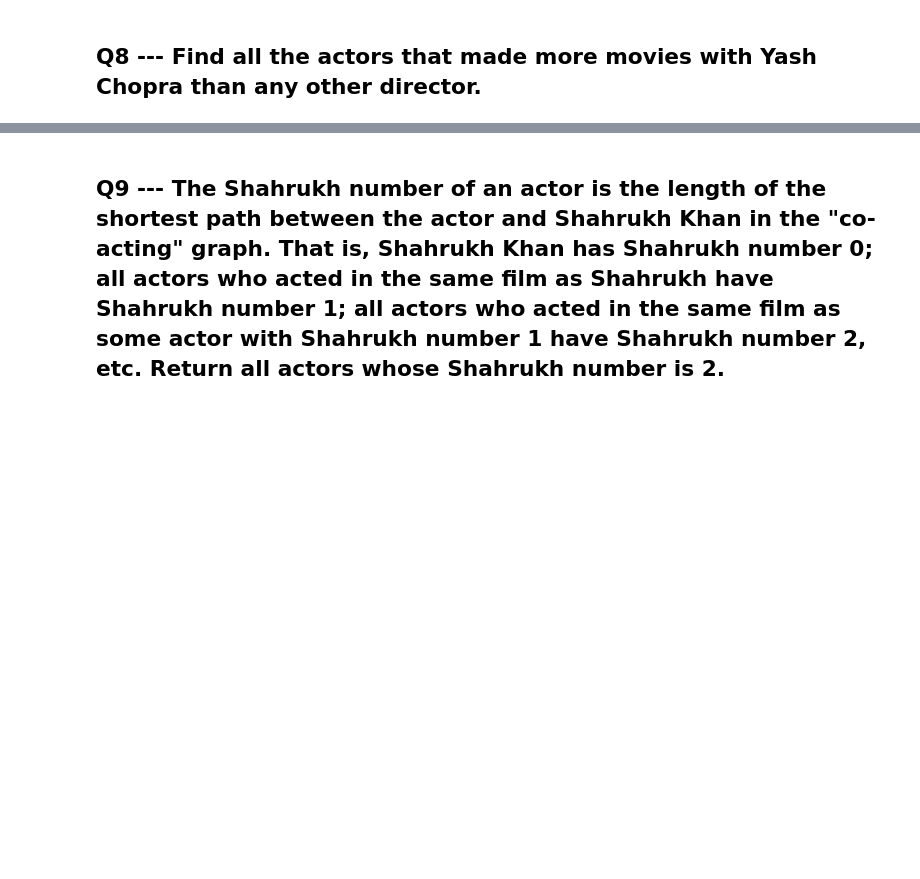
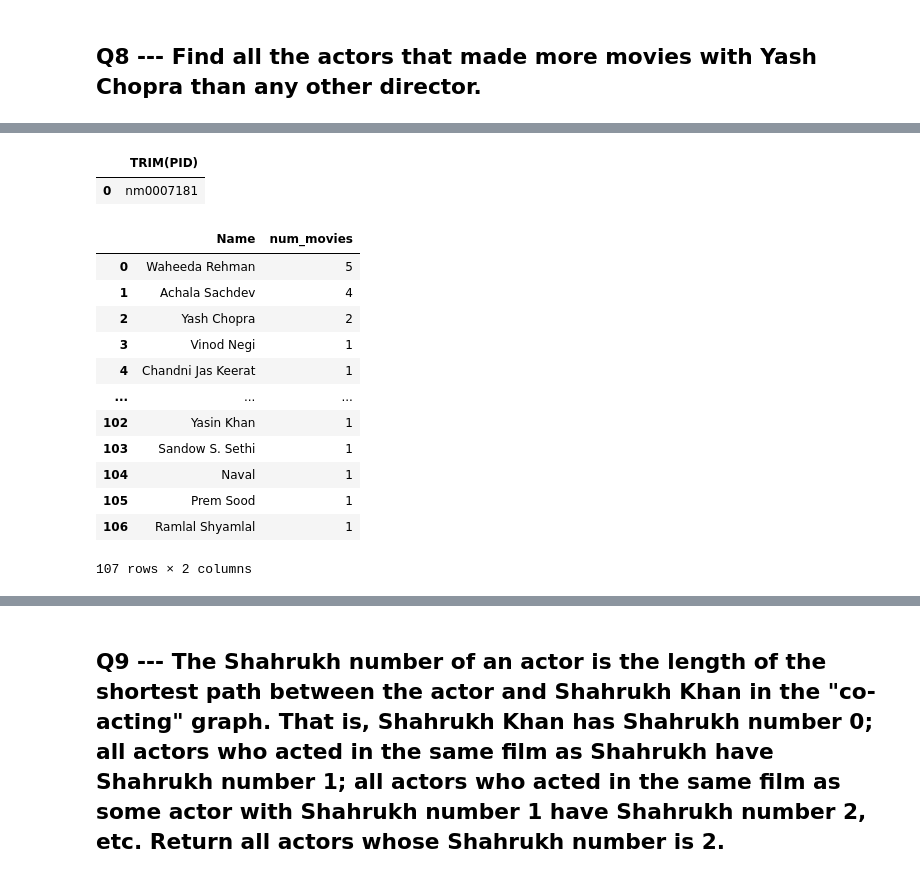
Before and after one commit to Chaitanya-Majety/Jupyter, a Jupyter notebook: Jupyter Notebooks/SQL/3_SQL/SQL sample queries.ipynb, the cells around one changed output, grey strips where cells are left out. Cells and saved outputs as stored; diff of their text form; code cells hidden in the pictures; blank space fills up the shorter version.

```diff
--- a/Jupyter Notebooks/SQL/3_SQL/SQL sample queries.ipynb
+++ b/Jupyter Notebooks/SQL/3_SQL/SQL sample queries.ipynb
@@ -663,0 +735,58 @@ Wall time: 864 ms
+# %%
+q = 'SELECT TRIM(PID) FROM Person p WHERE p.Name like "%Yash Chopra%"'
+pd.read_sql_query(q,conn)
+# %% [output]
+|  | TRIM(PID) |
+| 0 | nm0007181 |
+# %%
+q8 = """
+
+WITH
+    ACT_DIR AS
+        (SELECT TRIM(mc.PID) actor,TRIM(md.PID) director,COUNT(DISTINCT TRIM(md.MID)) movies FROM
+              M_Cast mc
+         JOIN M_Director md ON mc.MID = md.MID
+         GROUP BY TRIM(mc.PID),TRIM(md.PID)),
+
+    yash_id AS
+        (SELECT TRIM(p.PID) PID FROM Person p WHERE TRIM(p.Name)== "Yash Chopra"),
+
+    yash_mov AS
+        (SELECT ad.actor actor,yd.PID director,ad.movies num_movies_yash FROM
+              ACT_DIR ad
+        JOIN  yash_id yd ON yd.PID=ad.director),
+
+    oth_dir AS
+        (SELECT ad.actor actor,MAX(ad.movies) max_num_movies FROM
+              ACT_DIR ad
+        JOIN  yash_id yd ON yd.PID<>ad.director
+        GROUP BY actor),
+
+    compar AS
+        (SELECT ym.actor actor,
+                ym.num_movies_yash num_movies,
+                CASE WHEN ym.num_movies_yash > IFNULL(od.max_num_movies,0) THEN 'Y' ELSE 'N' END more_by_yash
+        FROM
+                  yash_mov ym
+        LEFT JOIN oth_dir od ON ym.actor=od.actor)
+
+SELECT p.Name,cm.num_movies FROM
+     Person p
+JOIN compar cm ON (cm.actor=TRIM(p.PID) AND TRIM(p.PID) in (SELECT cm.actor FROM compar cm WHERE cm.more_by_yash=="Y"))
+
+"""
+pd.read_sql_query(q8,conn)
+# %% [output]
+|  | Name | num_movies |
+| 0 | Waheeda Rehman | 5 |
+| 1 | Achala Sachdev | 4 |
+| 2 | Yash Chopra | 2 |
+| 3 | Vinod Negi | 1 |
+| 4 | Chandni Jas Keerat | 1 |
+| ... | ... | ... |
+| 102 | Yasin Khan | 1 |
+| 103 | Sandow S. Sethi | 1 |
+| 104 | Naval | 1 |
+| 105 | Prem Sood | 1 |
+| 106 | Ramlal Shyamlal | 1 |
+107 rows × 2 columns
```
Also changed, not shown: parts of 17 cells of this notebook.
